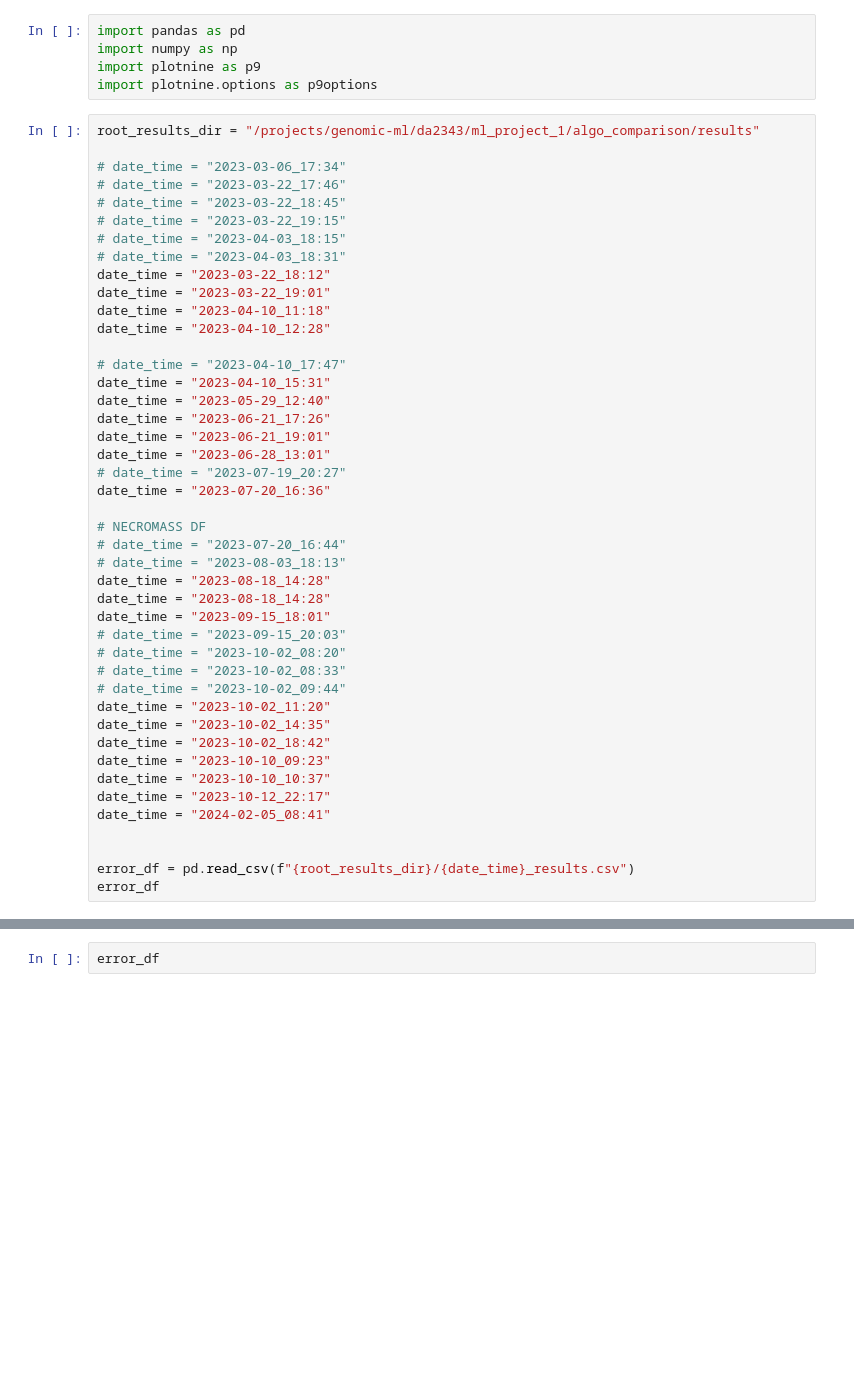
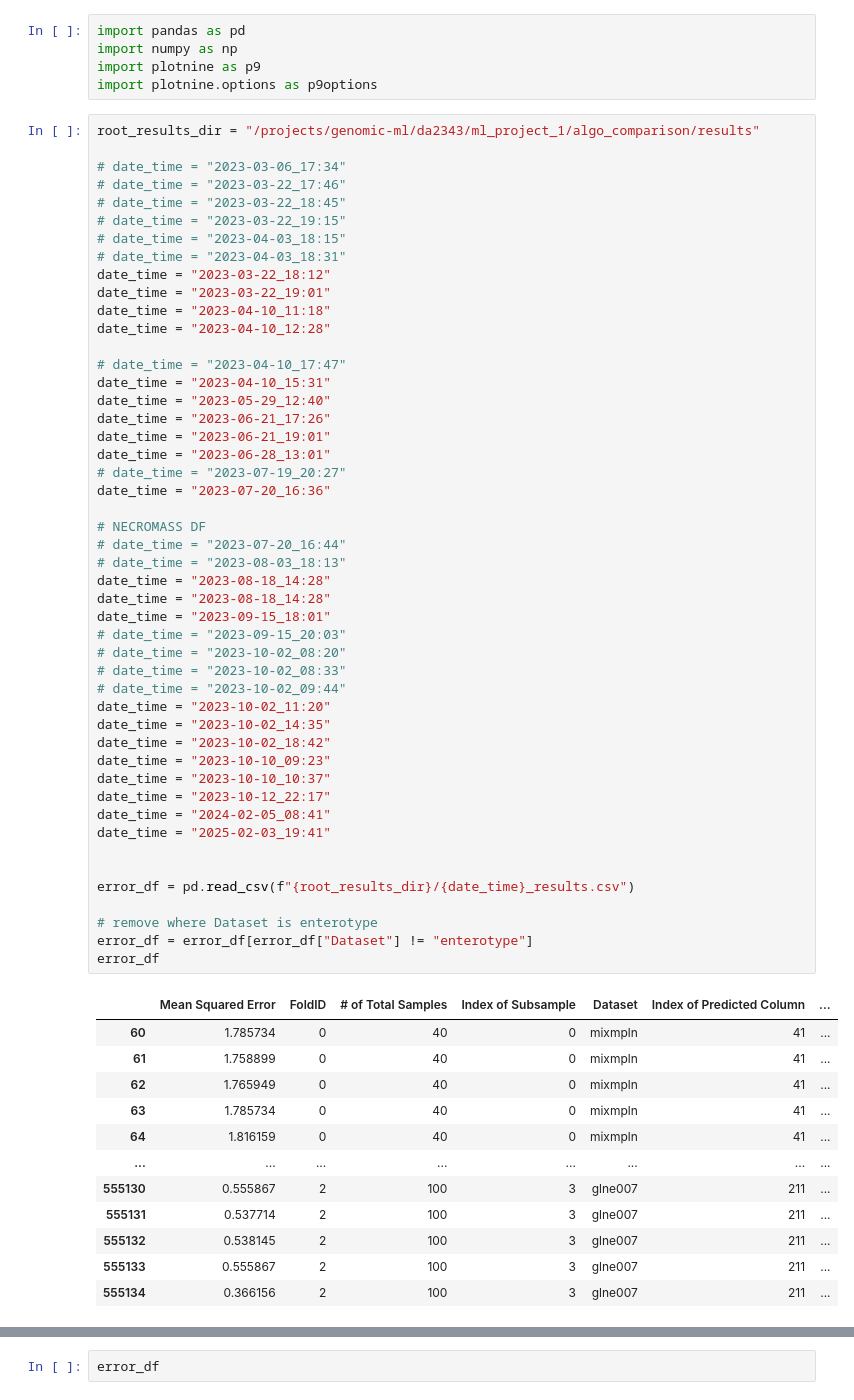
Before and after one commit to EngineerDanny/CS685-Microbe-Network-Research-Code, a Jupyter notebook: algo_comparison/results/analyze_results.ipynb, the cells around one changed output, grey strips where cells are left out. Drawn from its saved outputs; the diff is of its cells as text; blank space fills up the shorter version.

```diff
--- a/algo_comparison/results/analyze_results.ipynb
+++ b/algo_comparison/results/analyze_results.ipynb
@@ -20,30 +20,47 @@ date_time = "2023-04-10_12:28"
 # date_time = "2023-04-10_17:47"
 date_time = "2023-04-10_15:31"
 date_time = "2023-05-29_12:40"
 date_time = "2023-06-21_17:26"
 date_time = "2023-06-21_19:01"
 date_time = "2023-06-28_13:01"
 # date_time = "2023-07-19_20:27"
 date_time = "2023-07-20_16:36"
 
 # NECROMASS DF
 # date_time = "2023-07-20_16:44"
 # date_time = "2023-08-03_18:13"
 date_time = "2023-08-18_14:28"
 date_time = "2023-08-18_14:28"
 date_time = "2023-09-15_18:01"
 # date_time = "2023-09-15_20:03"
 # date_time = "2023-10-02_08:20"
 # date_time = "2023-10-02_08:33"
 # date_time = "2023-10-02_09:44"
 date_time = "2023-10-02_11:20"
 date_time = "2023-10-02_14:35"
 date_time = "2023-10-02_18:42"
 date_time = "2023-10-10_09:23"
 date_time = "2023-10-10_10:37"
 date_time = "2023-10-12_22:17"
 date_time = "2024-02-05_08:41"
+date_time = "2025-02-03_19:41"
 
 
 error_df = pd.read_csv(f"{root_results_dir}/{date_time}_results.csv")
+
+# remove where Dataset is enterotype
+error_df = error_df[error_df["Dataset"] != "enterotype"]
 error_df
+# %% [output]
+|  | Mean Squared Error | FoldID | # of Total Samples | Index of Subsample | Dataset | Index of Predicted Column | ... |
+| 60 | 1.785734 | 0 | 40 | 0 | mixmpln | 41 | ... |
+| 61 | 1.758899 | 0 | 40 | 0 | mixmpln | 41 | ... |
+| 62 | 1.765949 | 0 | 40 | 0 | mixmpln | 41 | ... |
+| 63 | 1.785734 | 0 | 40 | 0 | mixmpln | 41 | ... |
+| 64 | 1.816159 | 0 | 40 | 0 | mixmpln | 41 | ... |
+| ... | ... | ... | ... | ... | ... | ... | ... |
+| 555130 | 0.555867 | 2 | 100 | 3 | glne007 | 211 | ... |
+| 555131 | 0.537714 | 2 | 100 | 3 | glne007 | 211 | ... |
+| 555132 | 0.538145 | 2 | 100 | 3 | glne007 | 211 | ... |
+| 555133 | 0.555867 | 2 | 100 | 3 | glne007 | 211 | ... |
+| 555134 | 0.366156 | 2 | 100 | 3 | glne007 | 211 | ... |
```
Also changed, not shown: parts of 4 cells of this notebook, 2 other files.
